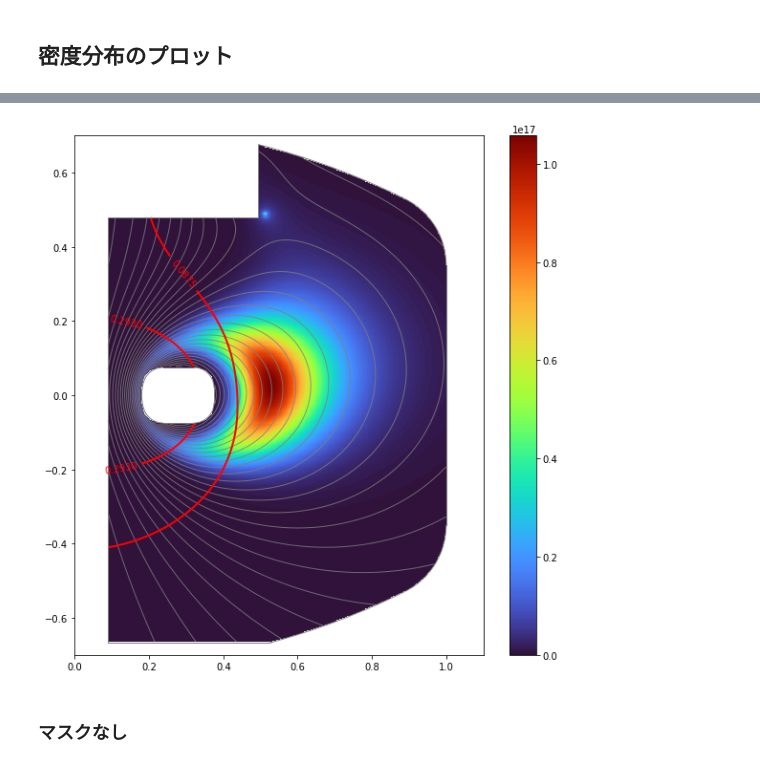
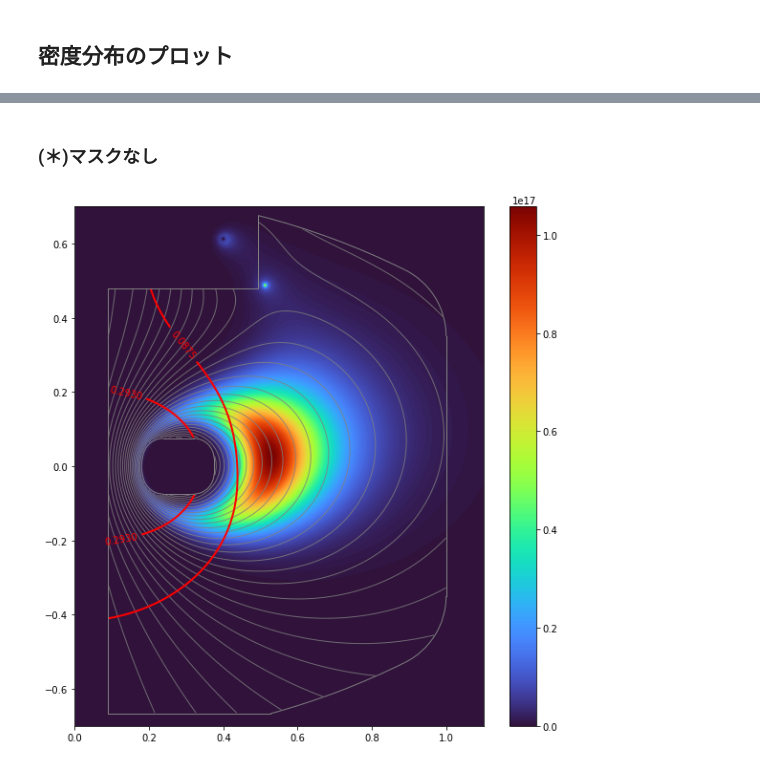
Before and after one commit to UedaKenji/rt1plotpy, a Jupyter notebook: rt1_plot_example.ipynb, the cells around one changed output, grey strips where cells are left out. Saved outputs shown, nothing was run; the diff lists cells and outputs as text; code cells hidden in the pictures.

```diff
--- a/rt1_plot_example.ipynb
+++ b/rt1_plot_example.ipynb
@@ -8,7 +8,7 @@ from src import rt1mag_np, frame, turbo
 - 現在は'dxf_files/Main.dxf' と 'dxf_files/simple.dxf' の2種類が存在
 - Main.dxfは重いの注意
 # %%
-RT1_frame = frame.dxf_importer('dxf_files/simple.dxf')
+RT1_frame = rt1plot.Frame(dxf_file='dxf_files/simple.dxf')
 
 fig,ax = plt.subplots()
 RT1_frame.append_frame(ax)
@@ -42,7 +42,7 @@ plt.imshow(mask)
 # %% [markdown]
 ## rt1mag_npから2D磁場計算
 # %%
-Br, Bz = rt1mag_np.bvec(R,Z)  #磁場計算
-B_abs = np.sqrt(Br**2+Bz**2)
-Psi = rt1mag_np.psi(R,Z)     #磁気面計算
-Rc = rt1mag_np.curvature_2d(R,Z) #磁気面の曲率
+Br, Bz = rt1plot.mag.bvec(R,Z)  #磁場計算
+B_abs  = np.sqrt(Br**2+Bz**2)
+Psi    = rt1plot.mag.psi(R,Z)     #磁気面計算
+Rc     = rt1plot.mag.curvature_2d(R,Z) #磁気面の曲率
@@ -49,3 +51,10 @@ Rc = rt1mag_np.curvature_2d(R,Z) #磁気面の曲率
+# %%
+ax_kwargs = {'xlim':( 0  , 1.1),
+             'ylim':(-0.7, 0.7),
+             'aspect' : 'equal'}
+
+im_kwargs = {'extent' : extent,
+             'origin' : 'lower' }
 # %% [markdown]
 ## 磁気面のプロット
 # %%
@@ -120,12 +120,12 @@ a  = 6.348
 b  = 0.989
 rmax = 0.5277
 def gaussian(r,z,n0=n0,a=a,b=b,rmax=rmax):
-    psi = rt1mag_np.psi(r,z)
-    br, bz = rt1mag_np.bvec(r,z)
-    b_abs = np.sqrt(br**2+bz**2)
-    psi_rmax = rt1mag_np.psi(rmax,0)
-    psi0 = rt1mag_np.psi(1,0)
-    b0 = rt1mag_np.b0(r,z)
+    psi      = rt1plot.mag.psi(r,z)
+    br, bz   = rt1plot.mag.bvec(r,z)
+    b_abs    = np.sqrt(br**2+bz**2)
+    psi_rmax = rt1plot.mag.psi(rmax,0)
+    psi0     = rt1plot.mag.psi(1,0)
+    b0       = rt1plot.mag.b0(r,z)
     return n0 * np.exp(-a*(psi-psi_rmax)**2/psi0**2)*(b_abs/b0)**(-b)
 
 Ne = gaussian(R,Z)
@@ -132,20 +148,20 @@ Ne = gaussian(R,Z)
+# %% [markdown]
+### (＊)マスクなし
 # %%
+
 fig,ax = plt.subplots(figsize=(10,10)) #figuerのサイズを 10x10に
 
-ax.set_xlim(0,1.1)
-ax.set_ylim(-0.7,0.7)
-ax.set_aspect('equal')
+ax.set(**ax_kwargs)
 
-cm = ax.imshow(Ne*mask,extent=extent,origin='lower',cmap='turbo',alpha=1.0)
+
+cm = ax.imshow(Ne,extent=extent,origin='lower',cmap='turbo',alpha=1.0)
 ax.contour(-Psi*mask,extent=extent,colors='gray',alpha=0.8,levels=30,linewidths=1)
 fig.colorbar(cm)
 
 
 cnt = ax.contour(B_abs*mask,extent=extent,alpha=1.0,colors='red',levels=[0.0875,0.2930],linewidths=2)
 ax.clabel(cnt,fmt='%1.4f')
 
 RT1_frame.append_frame(ax)
 # %% [output]
-[figure, old version]
+[figure, new version]
-# %% [markdown]
-### マスクなし
```
Also changed, not shown: parts of 9 cells of this notebook, 6 other files.
